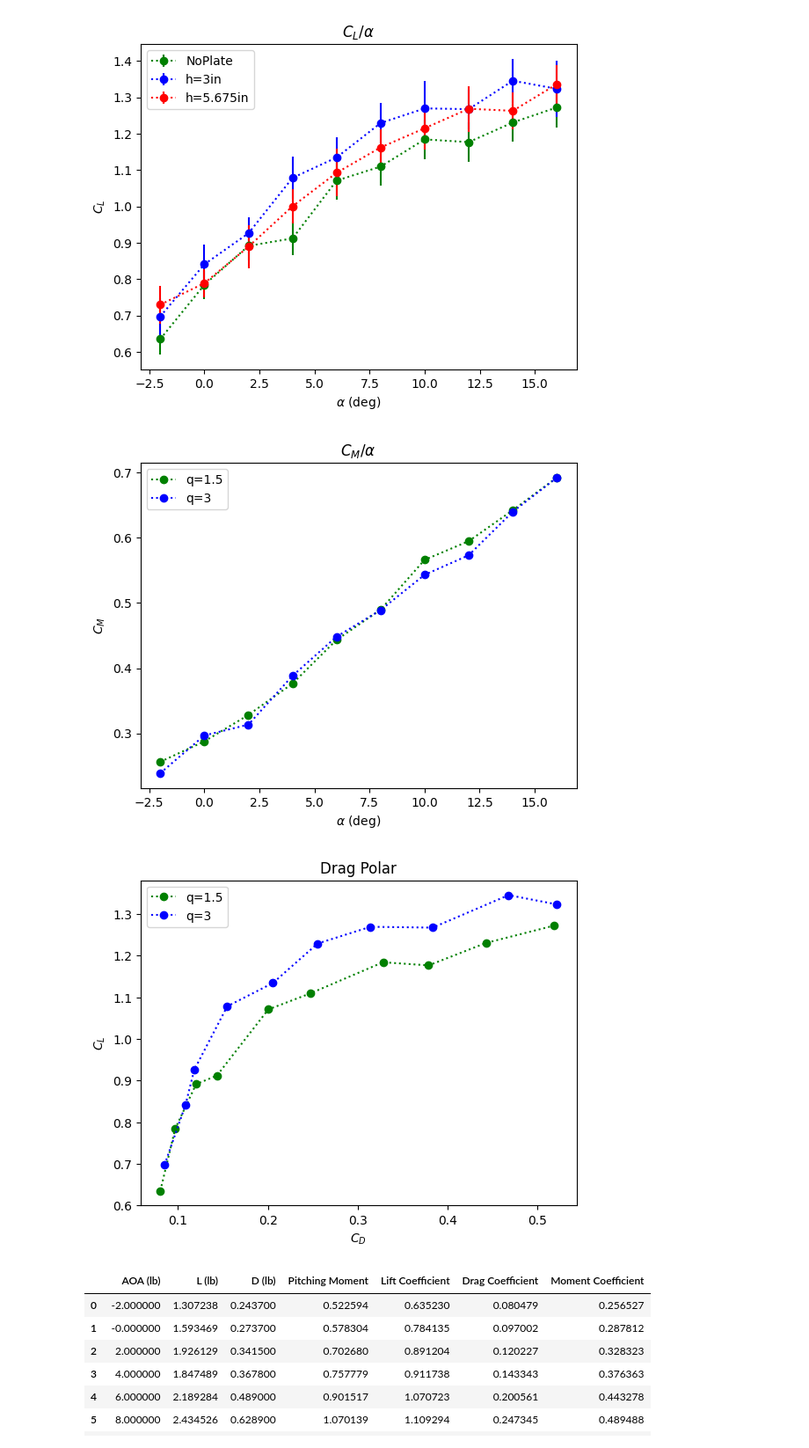
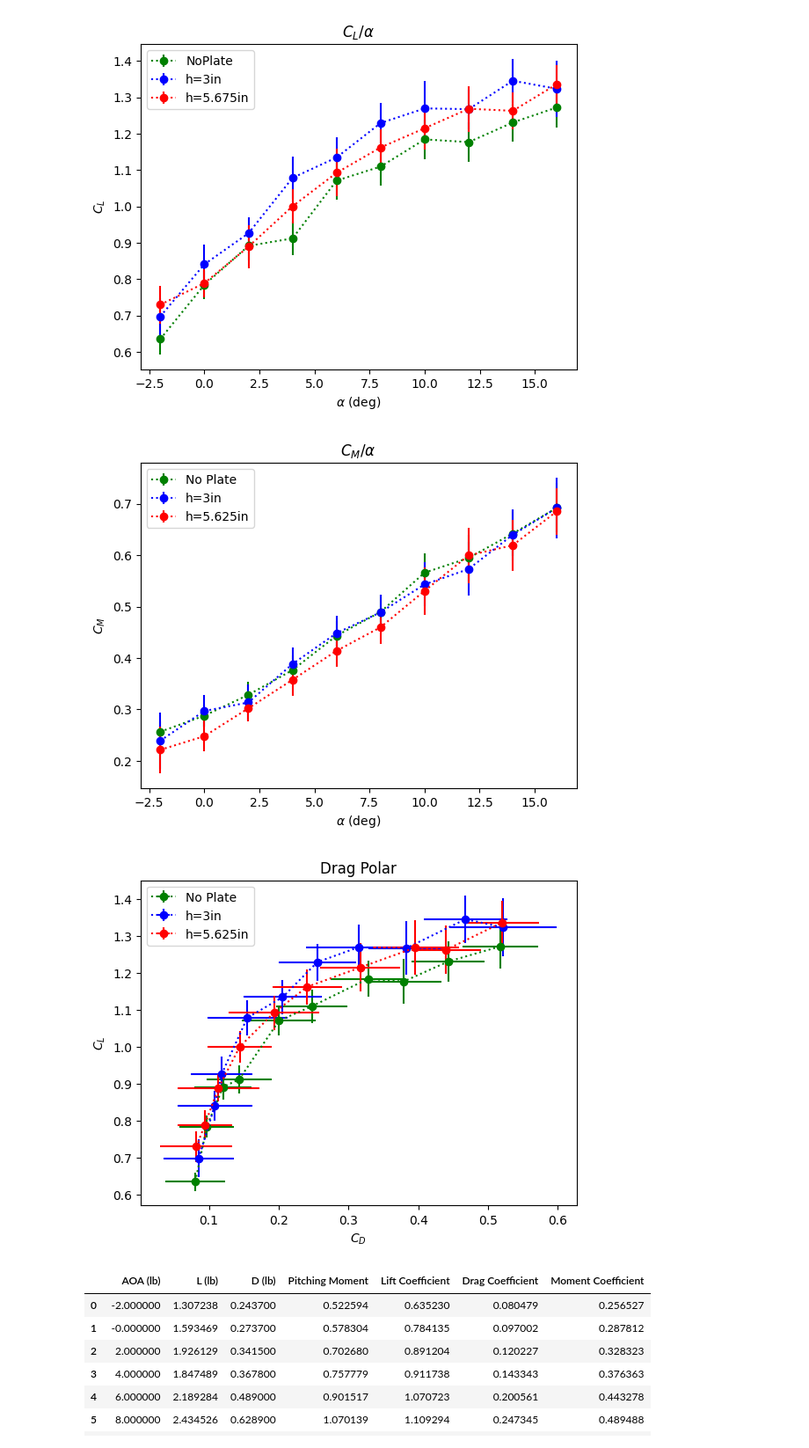
Before and after one commit to CthulhuWorshippr/ExperimentalMethods, a Jupyter notebook: finalAnalysis.ipynb, the cells around one changed output. Shown at 88% size. Cells and saved outputs as stored; diff of their text form; code cells hidden in the pictures.

```diff
--- a/finalAnalysis.ipynb
+++ b/finalAnalysis.ipynb
@@ -264,25 +292,29 @@ fig, ax = plt.subplots()
 ax.set_xlabel("$\\alpha$ (deg)")
 ax.set_ylabel("$C_M$")
 ax.set_title("$C_M / \\alpha$")
-line_1, = ax.plot(run_1_sorted["AOA"], run_1_sorted.moment_coefficient, "go:")
-line_1.set_label("q=1.5")
-line_2, = ax.plot(run_2_sorted["AOA"], run_2_sorted.moment_coefficient, "bo:")
-line_2.set_label("q=3")
+line_1 = ax.errorbar(run_1_sorted["AOA"], run_1_sorted.moment_coefficient, run_1_sorted["PmUncertainty"], fmt= "go:")
+line_1.set_label("No Plate")
+line_2 = ax.errorbar(run_2_sorted["AOA"], run_2_sorted.moment_coefficient, run_2_sorted["PmUncertainty"], fmt= "bo:")
+line_2.set_label("h=3in")
+line_3 = ax.errorbar(run_2_sorted["AOA"], run_3_sorted.moment_coefficient, run_3_sorted["PmUncertainty"], fmt= "ro:")
+line_3.set_label("h=5.625in")
 _ =  ax.legend()
 # %% [output]
-[figure, old version]
+[figure, new version]
 # %%
 fig, ax = plt.subplots()
 ax.set_xlabel("$C_D$")
 ax.set_ylabel("$C_L$")
 ax.set_title("Drag Polar")
-line_1, = ax.plot(run_1_sorted.drag_coefficient, run_1_sorted.lift_coefficient, "go:")
-line_1.set_label("q=1.5")
-line_2, = ax.plot(run_2_sorted.drag_coefficient, run_2_sorted.lift_coefficient, "bo:")
-line_2.set_label("q=3")
+line_1 = ax.errorbar(run_1_sorted.drag_coefficient, run_1_sorted.lift_coefficient, run_1_sorted["DUncertainty"], run_1_sorted["LUncertainty"] ,fmt= "go:")
+line_1.set_label("No Plate")
+line_2 = ax.errorbar(run_2_sorted.drag_coefficient, run_2_sorted.lift_coefficient, run_2_sorted["DUncertainty"], run_2_sorted["LUncertainty"], fmt="bo:")
+line_2.set_label("h=3in")
+line_3 = ax.errorbar(run_3_sorted.drag_coefficient, run_3_sorted.lift_coefficient, run_3_sorted["DUncertainty"], run_3_sorted["LUncertainty"], fmt="ro:")
+line_3.set_label("h=5.625in")
 _ =  ax.legend()
 # %% [output]
-[figure, old version]
+[figure, new version]
 # %%
 hide_cols = [
     # "Run #",
```
Also changed, not shown: parts of 6 cells of this notebook.
